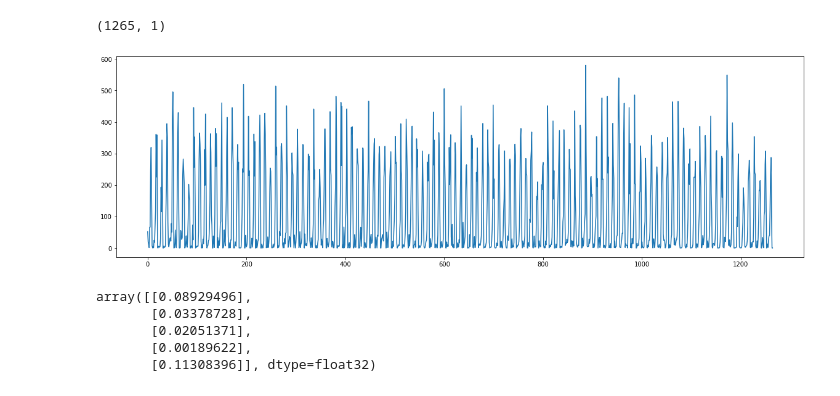
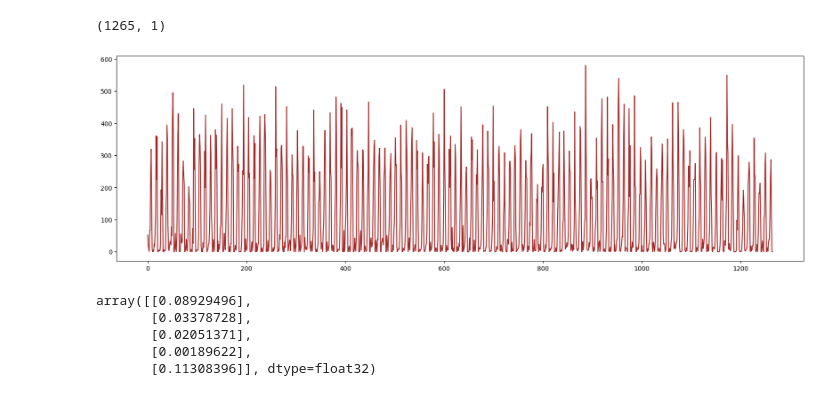
Before and after one commit to ashwinudhayakannan/Rainfall-Analysis, a Jupyter notebook: Rainfall_Analysis.ipynb, the cells around one changed output. Cells and saved outputs as stored; diff of their text form; code cells hidden in the pictures.

```diff
--- a/Rainfall_Analysis.ipynb
+++ b/Rainfall_Analysis.ipynb
@@ -25,3 +28,2 @@ Saving rainfall in india 1901-2015.csv to rainfall in india 1901-2015.csv
 # %%
-dataset=pd.read_csv("rainfall in india 1901-2015.csv")
-dataset.dtypes
+dataset=pd.read_csv("C:/Users/Asswin/Desktop/1/Rainfall-Analysis/rainfall in india 1901-2015.csv")
@@ -152,10 +224,10 @@ series.shape
 (1265, 1)
 # %%
 pyplot.figure(figsize=(20,6))
-pyplot.plot(series.values)
+pyplot.plot(series.values,color = 'brown')
 pyplot.show()
 # %% [output]
-[figure, old version]
+[figure, new version]
 # %%
 data_raw = series.values.astype("float32")
 
```
Also changed, not shown: parts of 19 cells of this notebook.
